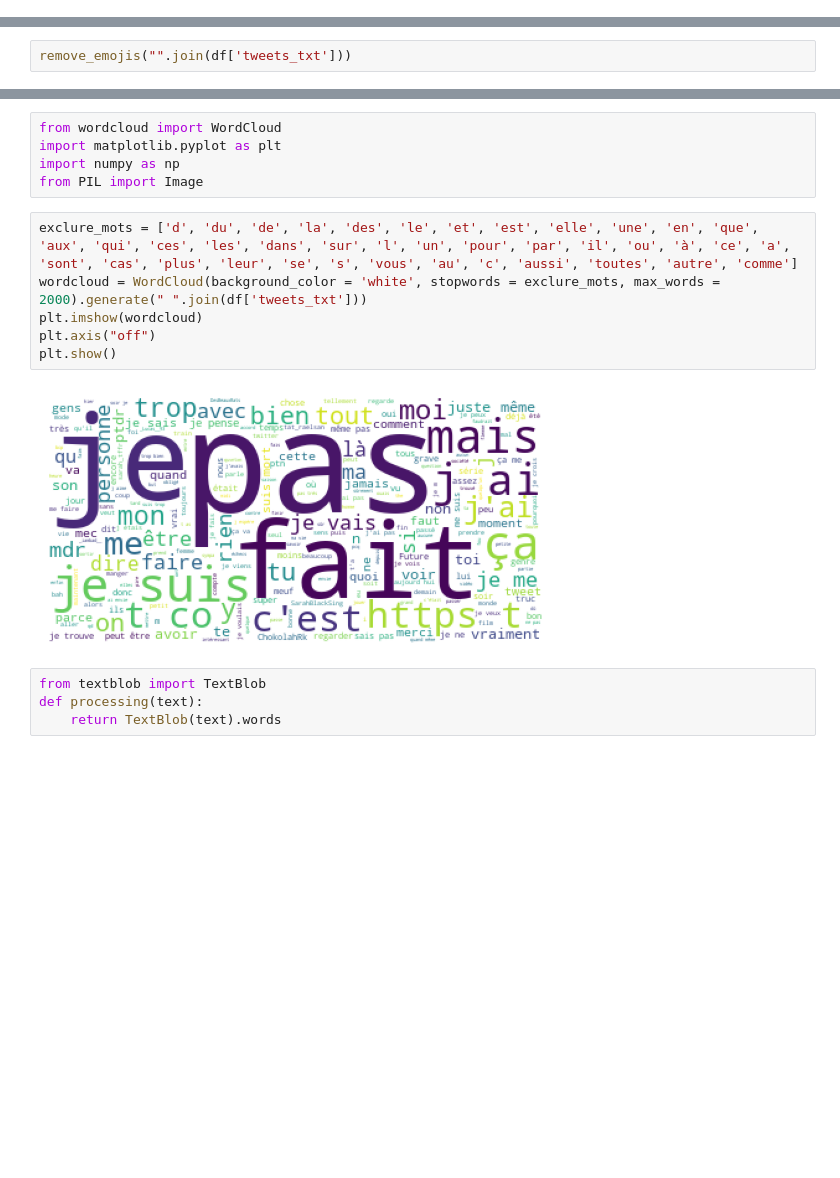
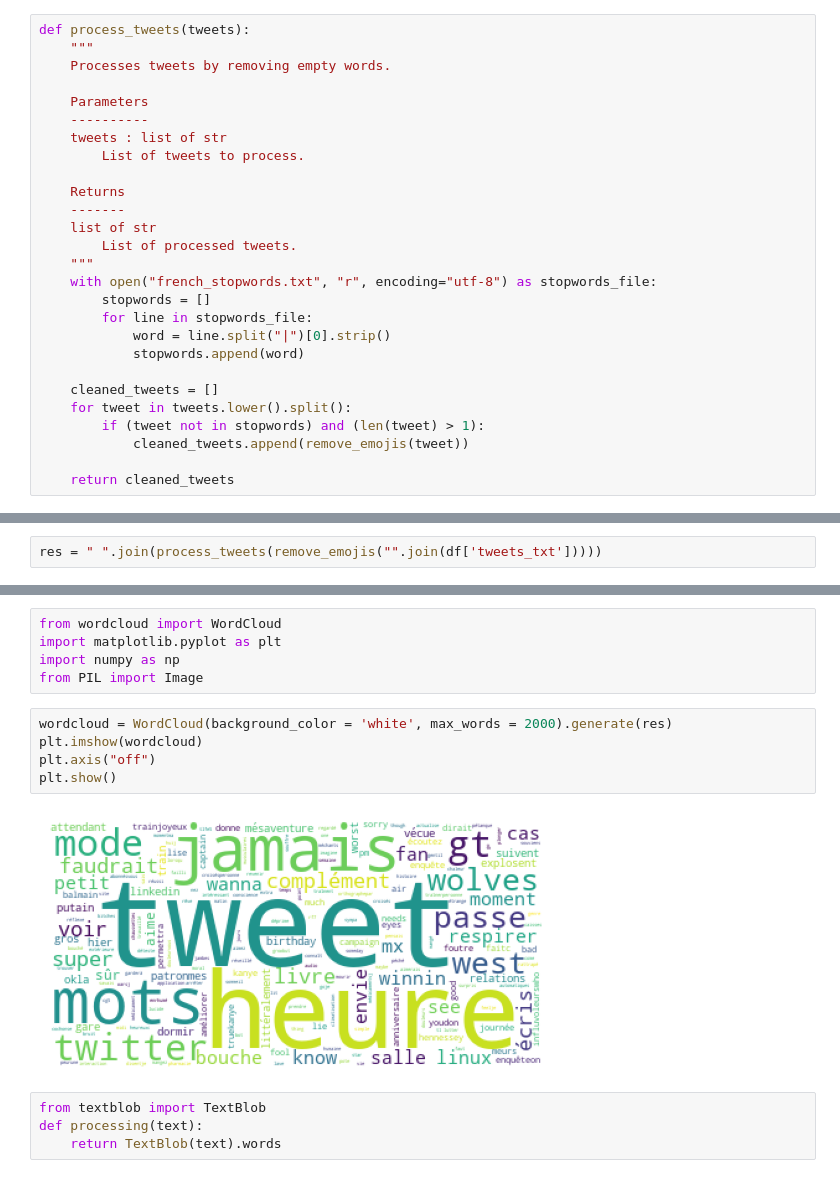
Before and after one commit to 1017SQD/plotly-app, a Jupyter notebook: test.ipynb, the cells around one changed output, grey strips where cells are left out. Drawn from its saved outputs; the diff is of its cells as text; blank space fills up the shorter version.

```diff
--- a/test.ipynb
+++ b/test.ipynb
@@ -133,0 +131,27 @@ from sklearn.feature_extraction.text import TfidfVectorizer
+# %%
+def process_tweets(tweets):
+    """
+    Processes tweets by removing empty words.
+
+    Parameters
+    ----------
+    tweets : list of str
+        List of tweets to process.
+
+    Returns
+    -------
+    list of str
+        List of processed tweets.
+    """
+    with open("french_stopwords.txt", "r", encoding="utf-8") as stopwords_file:
+        stopwords = []
+        for line in stopwords_file:
+            word = line.split("|")[0].strip()
+            stopwords.append(word)
+
+    cleaned_tweets = []
+    for tweet in tweets.lower().split():
+        if (tweet not in stopwords) and (len(tweet) > 1):
+            cleaned_tweets.append(remove_emojis(tweet))
+
+    return cleaned_tweets
@@ -134,5 +162,5 @@ from sklearn.feature_extraction.text import TfidfVectorizer
 # %%
-remove_emojis("".join(df['tweets_txt']))
+res = " ".join(process_tweets(remove_emojis("".join(df['tweets_txt']))))
 # %%
 res
 # %% [output]
@@ -183,14 +195,13 @@ from wordcloud import WordCloud
 import matplotlib.pyplot as plt
 import numpy as np
 from PIL import Image
-# %%
-exclure_mots = ['d', 'du', 'de', 'la', 'des', 'le', 'et', 'est', 'elle', 'une', 'en', 'que', 'aux', 'qui', 'ces', 'les', 'dans', 'sur', 'l', 'un', 'pour', 'par', 'il', 'ou', 'à', 'ce', 'a', 'sont', 'cas', 'plus', 'leur', 'se', 's', 'vous', 'au', 'c', 'aussi', 'toutes', 'autre', 'comme']
-wordcloud = WordCloud(background_color = 'white', stopwords = exclure_mots, max_words = 2000).generate(" ".join(df['tweets_txt']))
-plt.imshow(wordcloud)
-plt.axis("off")
-plt.show()
-# %% [output]
-[figure, removed]
+# %%
+wordcloud = WordCloud(background_color = 'white', max_words = 2000).generate(res)
+plt.imshow(wordcloud)
+plt.axis("off")
+plt.show()
+# %% [output]
+[figure, added]
 # %%
 from textblob import TextBlob
 def processing(text):
```
Also changed, not shown: parts of 4 cells of this notebook, 2 other files.
